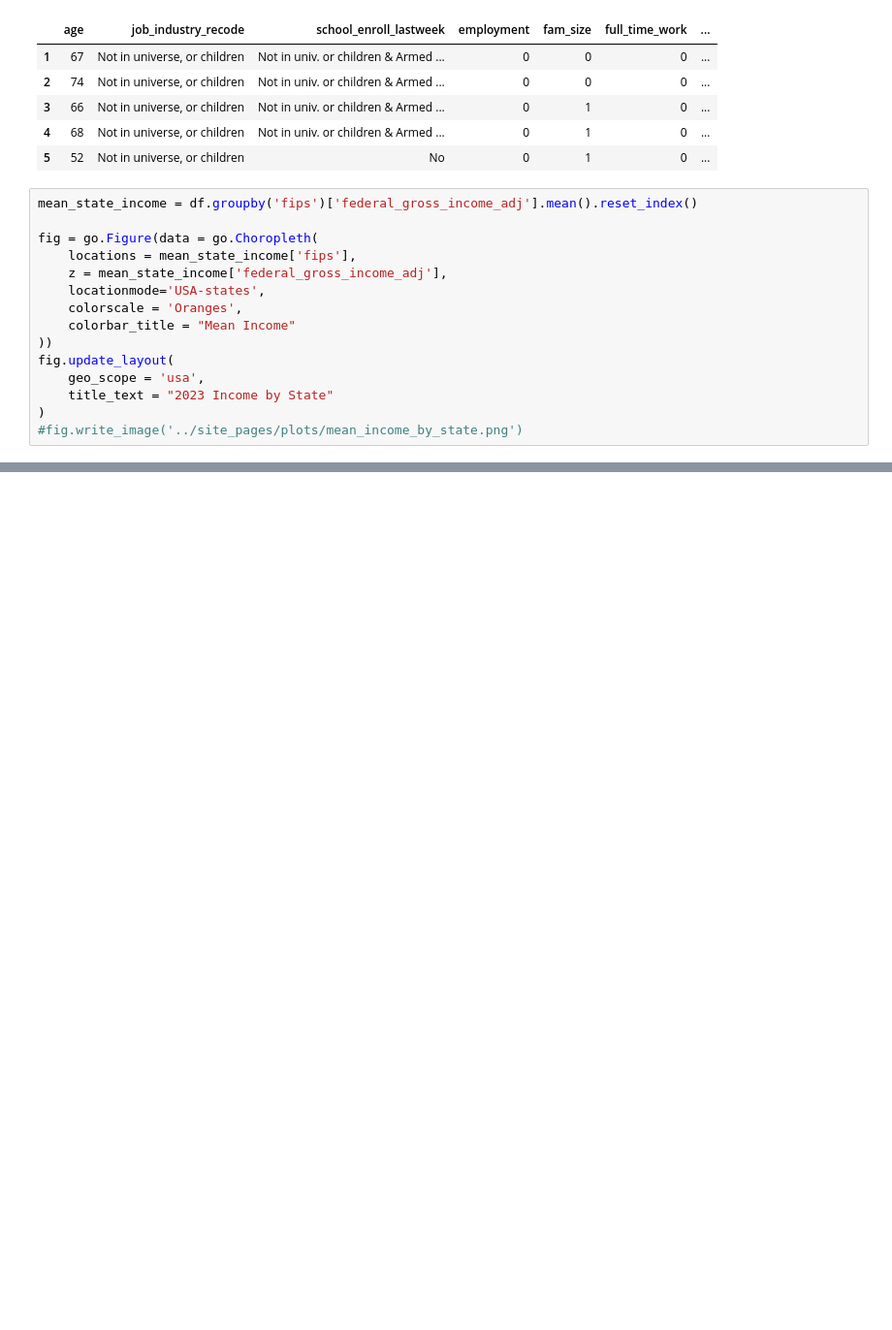
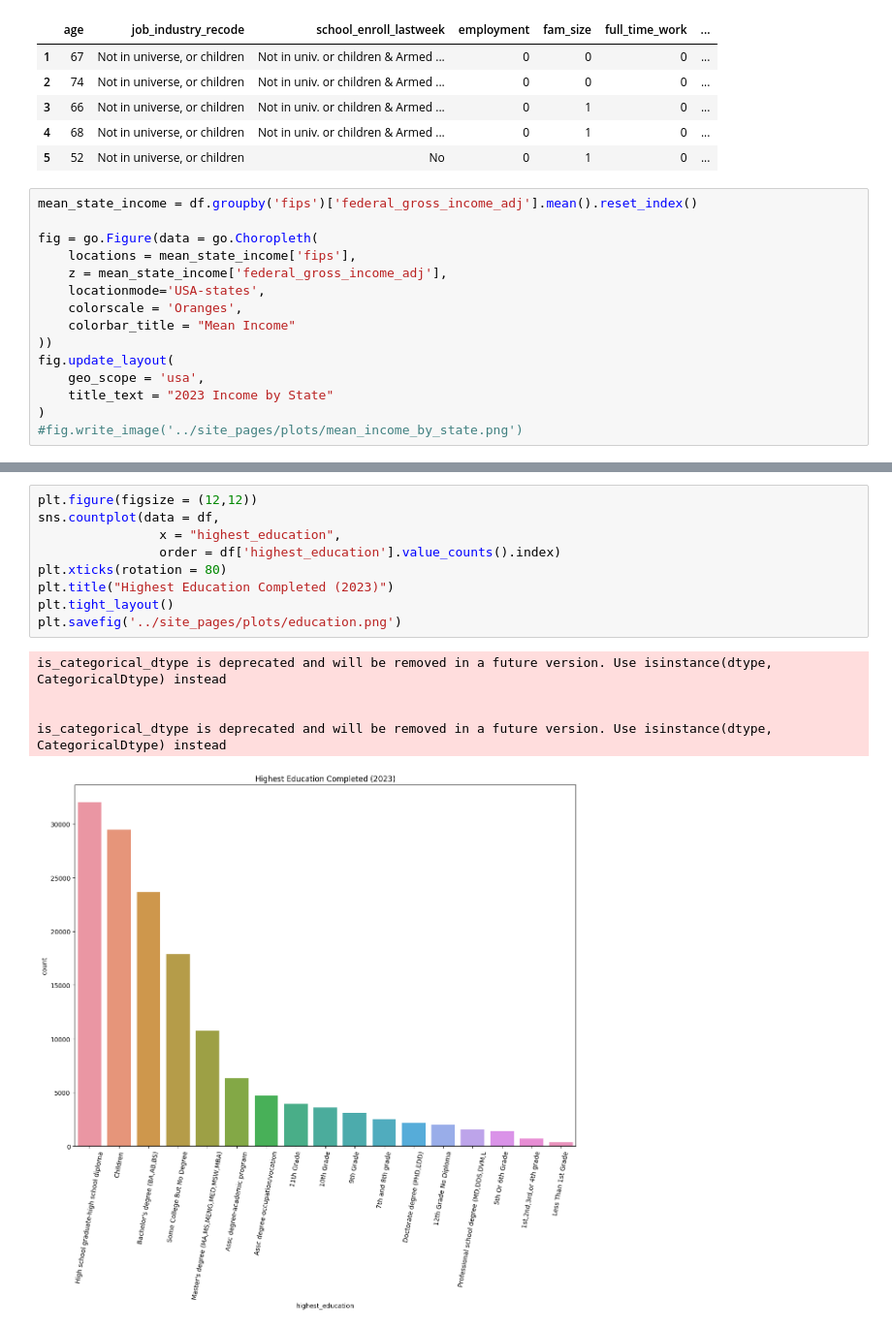
Before and after one commit to wisteriab/machine_learning_fall2024, a Jupyter notebook: python_code/EDA.ipynb, the cells around one changed output, grey strips where cells are left out. Shown at 97% size. Drawn from its saved outputs; the diff is of its cells as text; blank space fills up the shorter version.

```diff
--- a/python_code/EDA.ipynb
+++ b/python_code/EDA.ipynb
@@ -33,0 +50,15 @@ fig.update_layout(
+# %%
+plt.figure(figsize = (12,12))
+sns.countplot(data = df,
+                x = "highest_education",
+                order = df['highest_education'].value_counts().index)
+plt.xticks(rotation = 80)
+plt.title("Highest Education Completed (2023)")
+plt.tight_layout()
+plt.savefig('../site_pages/plots/education.png')
+# %% [output]
+is_categorical_dtype is deprecated and will be removed in a future version. Use isinstance(dtype, CategoricalDtype) instead
+
+
+is_categorical_dtype is deprecated and will be removed in a future version. Use isinstance(dtype, CategoricalDtype) instead
+[figure, added]
```
Also changed, not shown: parts of 3 cells of this notebook, 4 other files.
